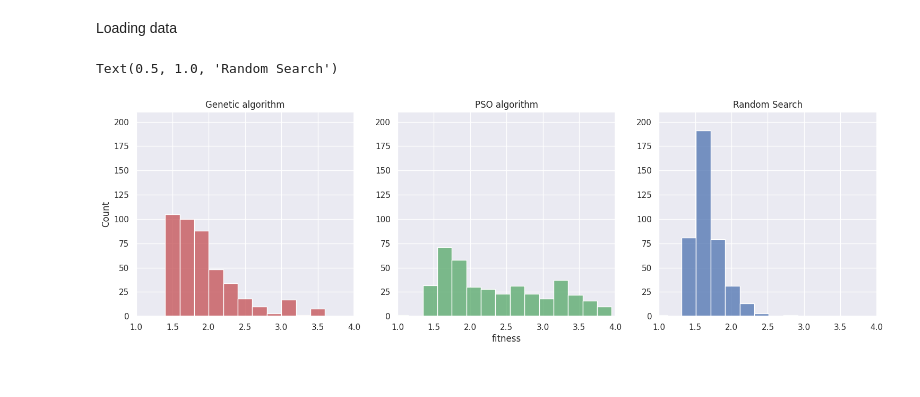
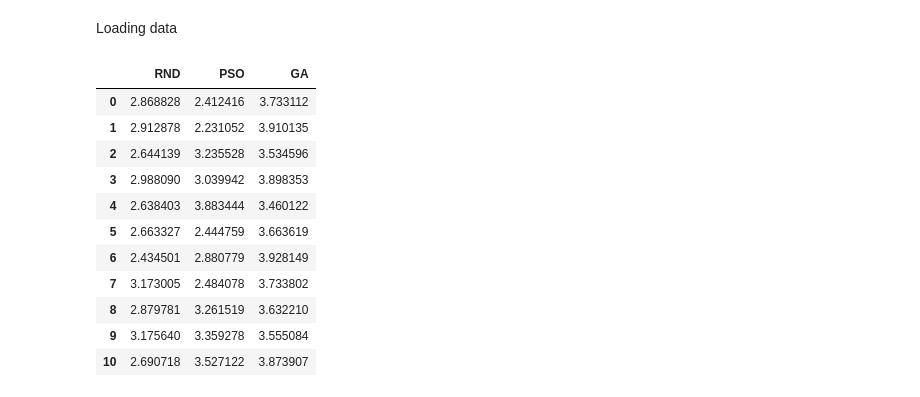
Before and after one commit to xcoupe01/nn_weight_share_optimization, a Jupyter notebook: lenet_compression_compare.ipynb, the cells around one changed output. Saved outputs shown, nothing was run; the diff lists cells and outputs as text; code cells hidden in the pictures.

```diff
--- a/lenet_compression_compare.ipynb
+++ b/lenet_compression_compare.ipynb
@@ -17,21 +9,0 @@ rnd_data = pd.read_csv(SAVE_RND_FILE)
-# %%
-
-fig, ax = plt.subplots(1, 3, figsize=(18, 5))
-sns.histplot(evol_data['fitness'], ax=ax[0], binwidth=0.2, color='r')
-sns.histplot(pso_data['fitness'], ax=ax[1], binwidth=0.2, color='g')
-sns.histplot(rnd_data['fitness'], ax=ax[2], binwidth=0.2, color='b')
-
-for a in ax:
-    a.set_xlim(1, 4)
-    a.set_ylim(0, 210)
-    if a != ax[1]:
-        a.set_xlabel('')
-    if a != ax[0]:
-        a.set_ylabel('')
-
-ax[0].set_title('Genetic algorithm')
-ax[1].set_title('PSO algorithm')
-ax[2].set_title('Random Search')
-# %% [output]
-Text(0.5, 1.0, 'Random Search')
-[figure, removed]
@@ -37,0 +17,27 @@ Text(0.5, 1.0, 'Random Search')
+# %%
+data = {
+    'RND': [],
+    'PSO': [],
+    'GA': [],
+}
+
+for dir in os.listdir(BASE_PATH):
+    for key in SAVE_FILES.keys():
+        save_df = pd.read_csv(os.path.join(BASE_PATH, dir, SAVE_FILES[key]))
+        data[key].append(save_df['fitness'].max())
+
+data = pd.DataFrame(data)
+data
+# %% [output]
+|  | RND | PSO | GA |
+| 0 | 2.868828 | 2.412416 | 3.733112 |
+| 1 | 2.912878 | 2.231052 | 3.910135 |
+| 2 | 2.644139 | 3.235528 | 3.534596 |
+| 3 | 2.988090 | 3.039942 | 3.898353 |
+| 4 | 2.638403 | 3.883444 | 3.460122 |
+| 5 | 2.663327 | 2.444759 | 3.663619 |
+| 6 | 2.434501 | 2.880779 | 3.928149 |
+| 7 | 3.173005 | 2.484078 | 3.733802 |
+| 8 | 2.879781 | 3.261519 | 3.632210 |
+| 9 | 3.175640 | 3.359278 | 3.555084 |
+| 10 | 2.690718 | 3.527122 | 3.873907 |
```
Also changed, not shown: parts of 5 cells of this notebook, 7 other files.
